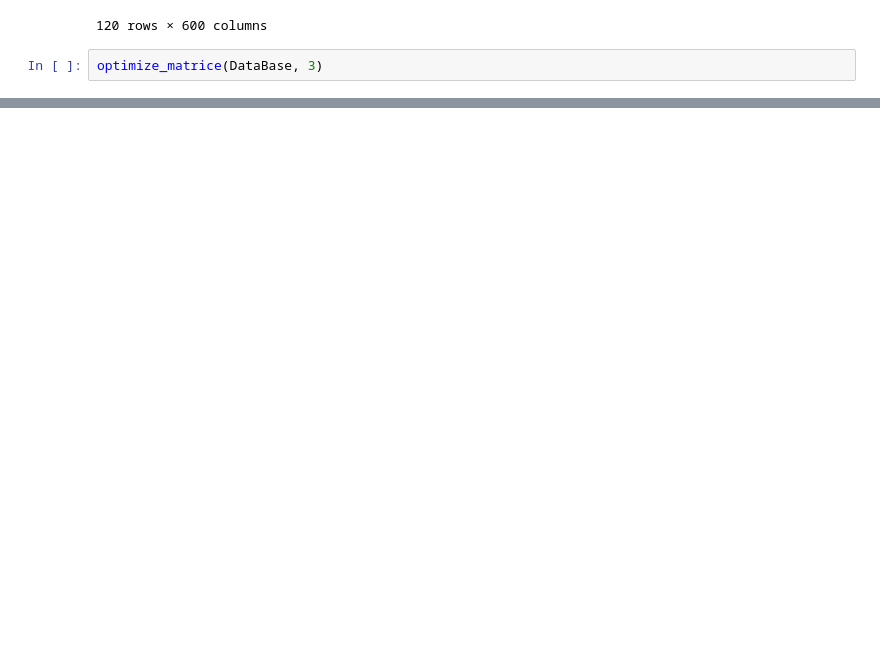
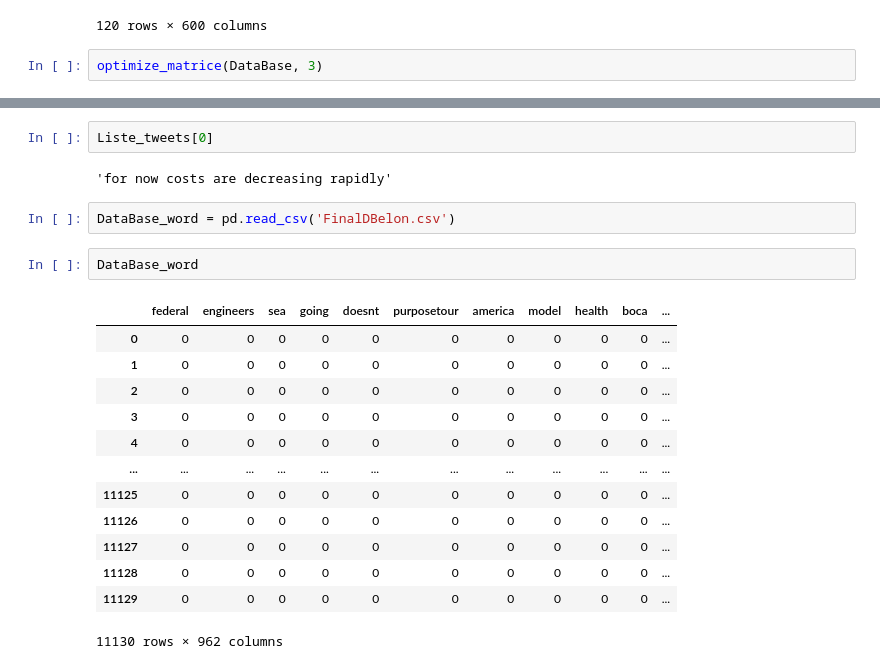
Before and after one commit to JustinRuelland/Projet_ElonM_tweets, a Jupyter notebook: Untitled.ipynb, the cells around one changed output, grey strips where cells are left out. Saved outputs shown, nothing was run; the diff lists cells and outputs as text; blank space fills up the shorter version.

```diff
--- a/Untitled.ipynb
+++ b/Untitled.ipynb
@@ -126 +126,23 @@ DataBase
 120 rows × 59 columns
+# %%
+Liste_tweets[0]
+# %% [output]
+'for now costs are decreasing rapidly'
+# %%
+DataBase_word = pd.read_csv('FinalDBelon.csv')
+# %%
+DataBase_word
+# %% [output]
+|  | federal | engineers | sea | going | doesnt | purposetour | america | model | health | boca | ... |
+| 0 | 0 | 0 | 0 | 0 | 0 | 0 | 0 | 0 | 0 | 0 | ... |
+| 1 | 0 | 0 | 0 | 0 | 0 | 0 | 0 | 0 | 0 | 0 | ... |
+| 2 | 0 | 0 | 0 | 0 | 0 | 0 | 0 | 0 | 0 | 0 | ... |
+| 3 | 0 | 0 | 0 | 0 | 0 | 0 | 0 | 0 | 0 | 0 | ... |
+| 4 | 0 | 0 | 0 | 0 | 0 | 0 | 0 | 0 | 0 | 0 | ... |
+| ... | ... | ... | ... | ... | ... | ... | ... | ... | ... | ... | ... |
+| 11125 | 0 | 0 | 0 | 0 | 0 | 0 | 0 | 0 | 0 | 0 | ... |
+| 11126 | 0 | 0 | 0 | 0 | 0 | 0 | 0 | 0 | 0 | 0 | ... |
+| 11127 | 0 | 0 | 0 | 0 | 0 | 0 | 0 | 0 | 0 | 0 | ... |
+| 11128 | 0 | 0 | 0 | 0 | 0 | 0 | 0 | 0 | 0 | 0 | ... |
+| 11129 | 0 | 0 | 0 | 0 | 0 | 0 | 0 | 0 | 0 | 0 | ... |
+11130 rows × 962 columns
```
Also changed, not shown: parts of 13 cells of this notebook.
